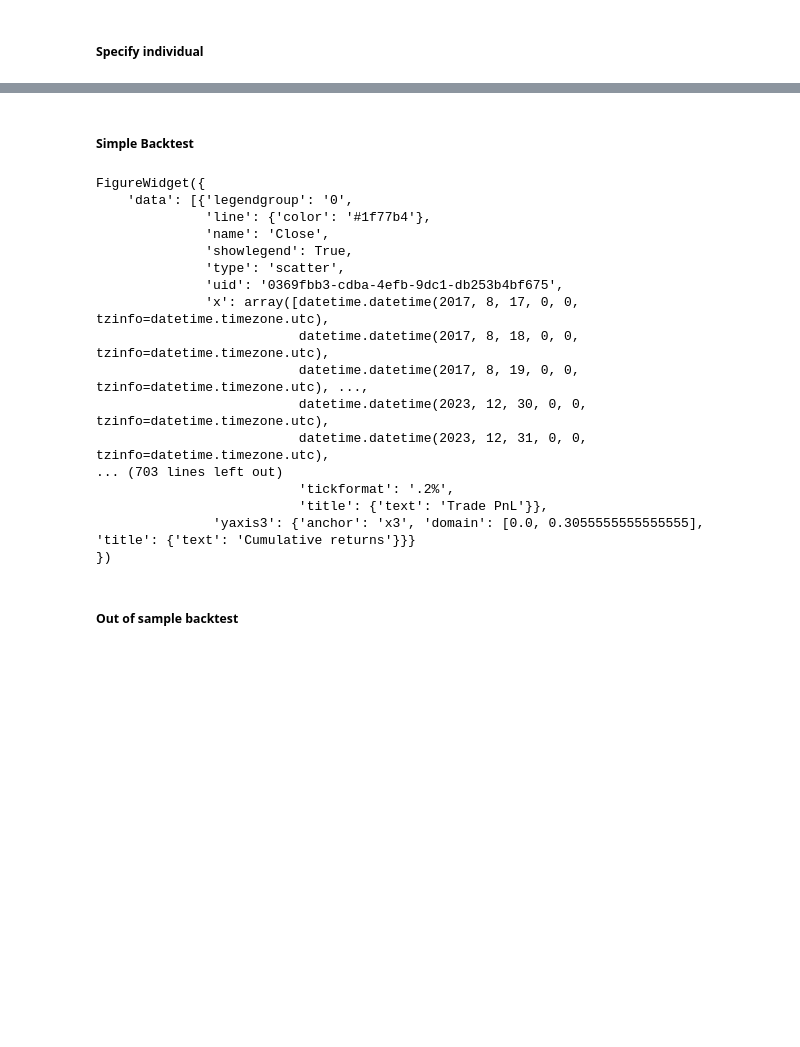
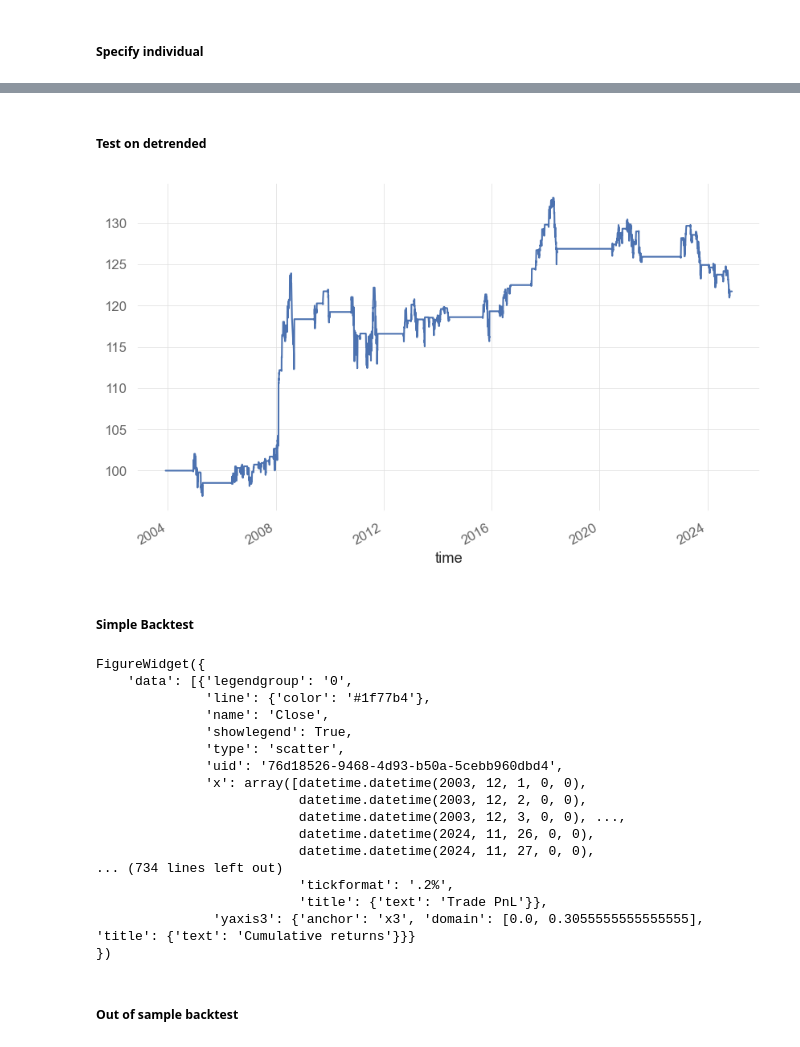
Before and after one commit to chickenopoulos/alphagen, a Jupyter notebook: notebooks/Robustness Testing.ipynb, the cells around one changed output, grey strips where cells are left out. Cells and saved outputs as stored; diff of their text form; code cells hidden in the pictures; blank space fills up the shorter version.

```diff
--- a/notebooks/Robustness Testing.ipynb
+++ b/notebooks/Robustness Testing.ipynb
@@ -37,15 +86,46 @@ individual
+# %% [markdown]
+##### Test on detrended
+# %%
+# Detrend the price
+_close = close.copy()
+ret = close.pct_change().dropna()
+close = ret.sub(ret.mean()).add(1).cumprod().mul(_close.iloc[0])
+
+i = ga.explode_individual(individual)
+i = i.replace('self.', '')
+entry_part, exit_part = i.split('$')
+
+entries = eval(entry_part)
+exits = eval(exit_part)
+
+entries.index.name = close.index.name
+exits.index.name = close.index.name
+
+if direction == 'L':
+    pf = vbt.Portfolio.from_signals(close[asset], entries=entries[asset], exits=exits[asset], fees=0.001)
+elif direction == 'S':
+    pf = vbt.Portfolio.from_signals(close[asset], short_entries=entries[asset], short_exits=exits[asset], fees=0.001)
+elif direction == 'LS':
+    pf = vbt.Portfolio.from_signals(close[asset], entries=entries[asset], short_entries=exits[asset], fees=0.001)
+
+pf.value().plot()
+
+close = _close.copy()
+# %% [output]
+[figure, added]
 # %% [markdown]
 ##### Simple Backtest
 # %%
 # Run backtest on best individual
-entry_part, exit_part = individual.split('$')
-entry_part = entry_part.strip()
-exit_part = exit_part.strip()
-entry_part = entry_part.replace('(', '(Signal(close).', 1)
-exit_part = exit_part.replace('(', '(Signal(close).', 1)
+i = ga.explode_individual(individual)
+i = i.replace('self.', '')
+entry_part, exit_part = i.split('$')
 
 entries = eval(entry_part)
 exits = eval(exit_part)
+
+entries.index.name = close.index.name
+exits.index.name = close.index.name
 
 if direction == 'L':
     pf = vbt.Portfolio.from_signals(close[asset], entries=entries[asset], exits=exits[asset], fees=0.001)
@@ -71,13 +151,13 @@ FigureWidget({
               'name': 'Close',
               'showlegend': True,
               'type': 'scatter',
-              'uid': '0369fbb3-cdba-4efb-9dc1-db253b4bf675',
-              'x': array([datetime.datetime(2017, 8, 17, 0, 0, tzinfo=datetime.timezone.utc),
-                          datetime.datetime(2017, 8, 18, 0, 0, tzinfo=datetime.timezone.utc),
-                          datetime.datetime(2017, 8, 19, 0, 0, tzinfo=datetime.timezone.utc), ...,
-                          datetime.datetime(2023, 12, 30, 0, 0, tzinfo=datetime.timezone.utc),
-                          datetime.datetime(2023, 12, 31, 0, 0, tzinfo=datetime.timezone.utc),
-... (703 lines left out)
+              'uid': '76d18526-9468-4d93-b50a-5cebb960dbd4',
+              'x': array([datetime.datetime(2003, 12, 1, 0, 0),
+                          datetime.datetime(2003, 12, 2, 0, 0),
+                          datetime.datetime(2003, 12, 3, 0, 0), ...,
+                          datetime.datetime(2024, 11, 26, 0, 0),
+                          datetime.datetime(2024, 11, 27, 0, 0),
+... (734 lines left out)
                           'tickformat': '.2%',
                           'title': {'text': 'Trade PnL'}},
                'yaxis3': {'anchor': 'x3', 'domain': [0.0, 0.3055555555555555], 'title': {'text': 'Cumulative returns'}}}
```
Also changed, not shown: parts of 21 cells of this notebook, 4 other files.
